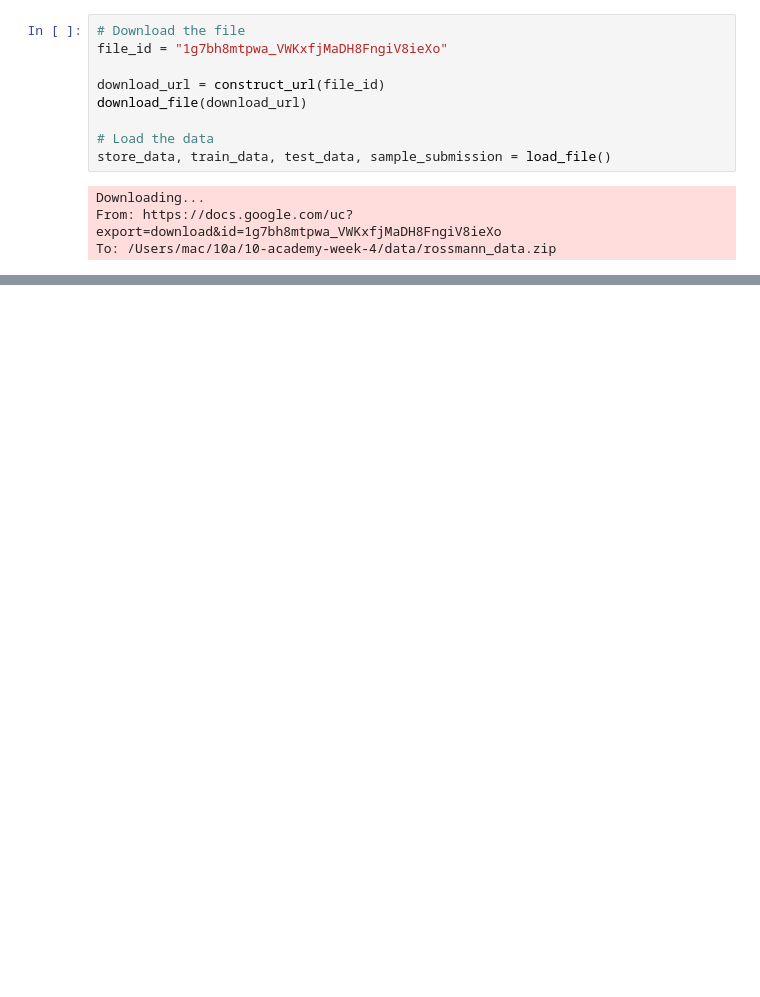
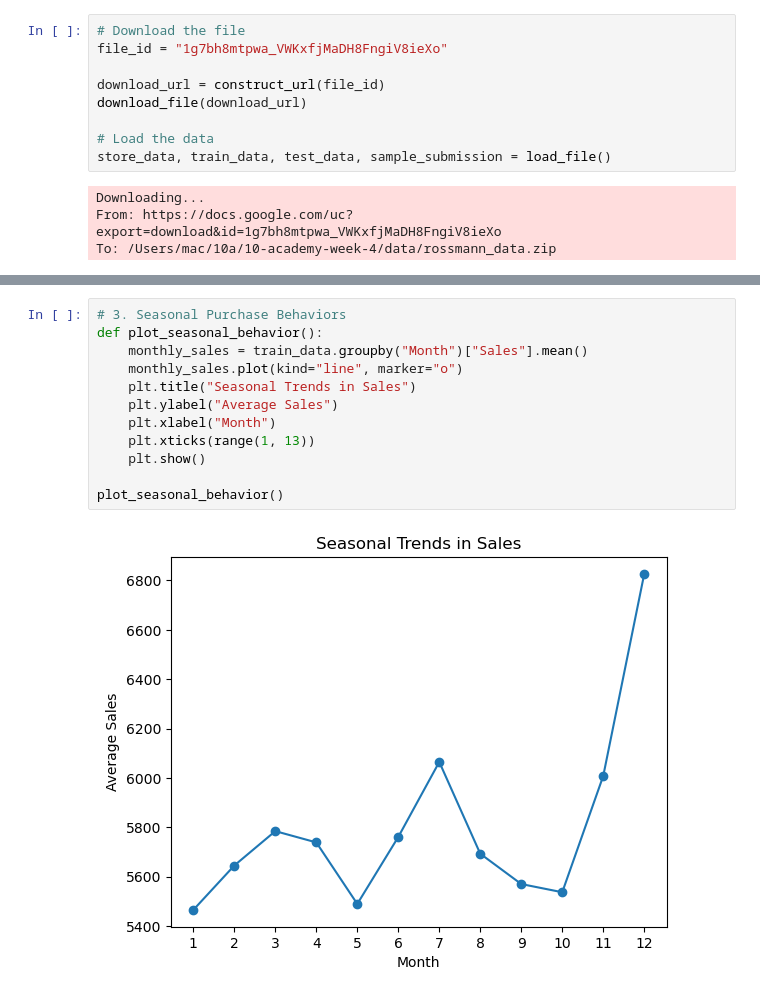
Before and after one commit to EbenGitHub/10-academy-week-4, a Jupyter notebook: notebook/task_1.ipynb, the cells around one changed output, grey strips where cells are left out. Drawn from its saved outputs; the diff is of its cells as text; blank space fills up the shorter version.

```diff
--- a/notebook/task_1.ipynb
+++ b/notebook/task_1.ipynb
@@ -55,0 +141,14 @@ print(sample_submission.head())
+# %%
+# 3. Seasonal Purchase Behaviors
+def plot_seasonal_behavior():
+    monthly_sales = train_data.groupby("Month")["Sales"].mean()
+    monthly_sales.plot(kind="line", marker="o")
+    plt.title("Seasonal Trends in Sales")
+    plt.ylabel("Average Sales")
+    plt.xlabel("Month")
+    plt.xticks(range(1, 13))
+    plt.show()
+
+plot_seasonal_behavior()
+# %% [output]
+[figure, added]
```
Also changed, not shown: parts of 16 cells of this notebook, 3 other files.
